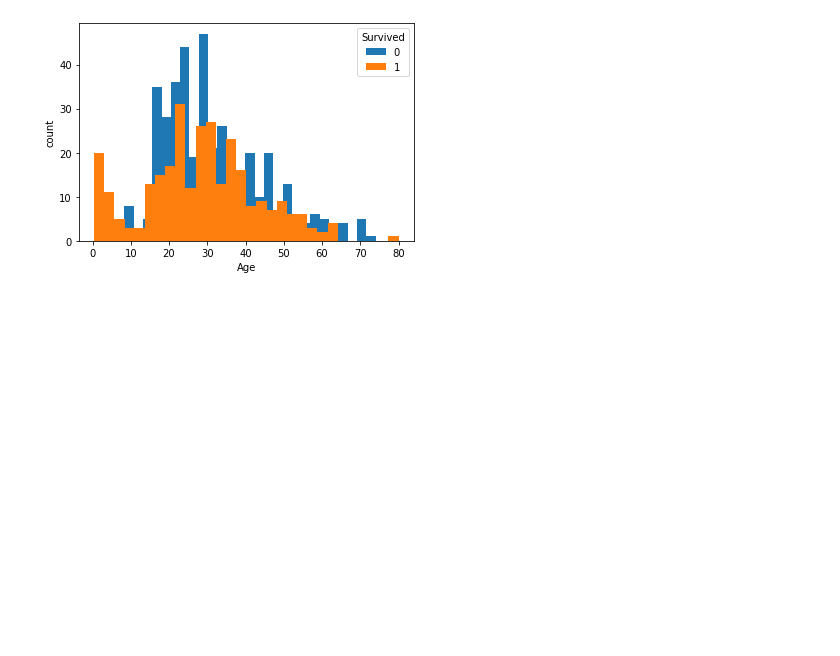
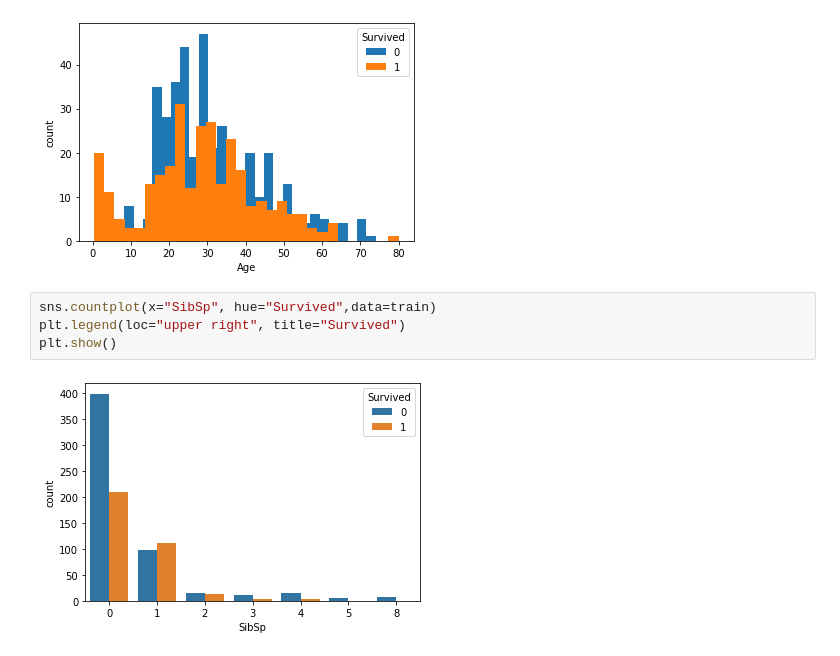
Before and after one commit to kitakou0313/titanic, a Jupyter notebook: ch2/ch2_3.ipynb, the cells around one changed output. Drawn from its saved outputs; the diff is of its cells as text; blank space fills up the shorter version.

```diff
--- a/ch2/ch2_3.ipynb
+++ b/ch2/ch2_3.ipynb
@@ -18,3 +18,9 @@ plt.legend(title="Survived")
 plt.show()
 # %% [output]
 [figure]
+# %%
+sns.countplot(x="SibSp", hue="Survived",data=train)
+plt.legend(loc="upper right", title="Survived")
+plt.show()
+# %% [output]
+[figure, added]
```
Also changed, not shown: parts of 7 cells of this notebook.
